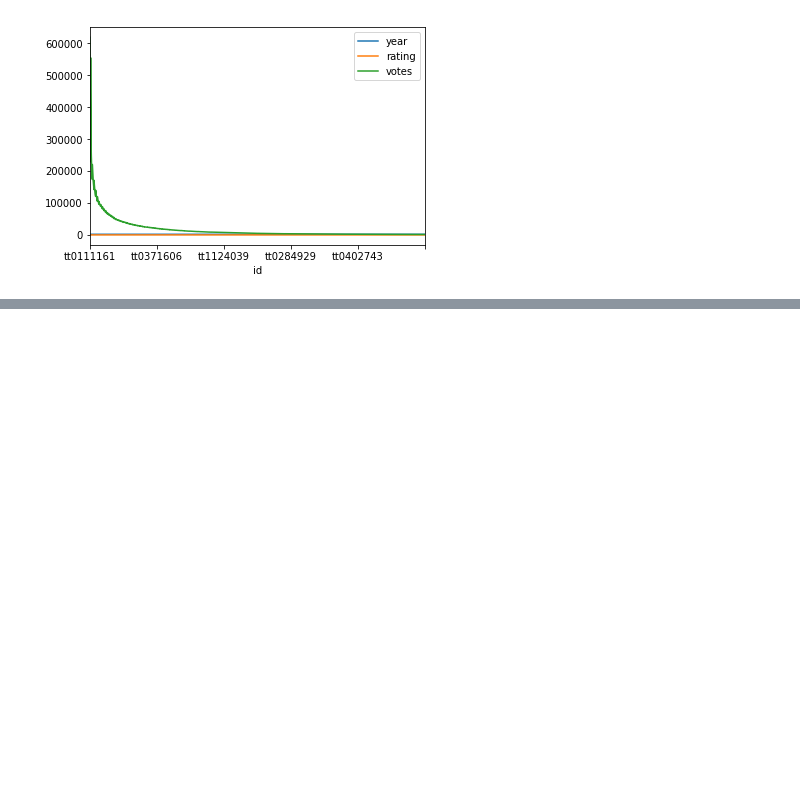
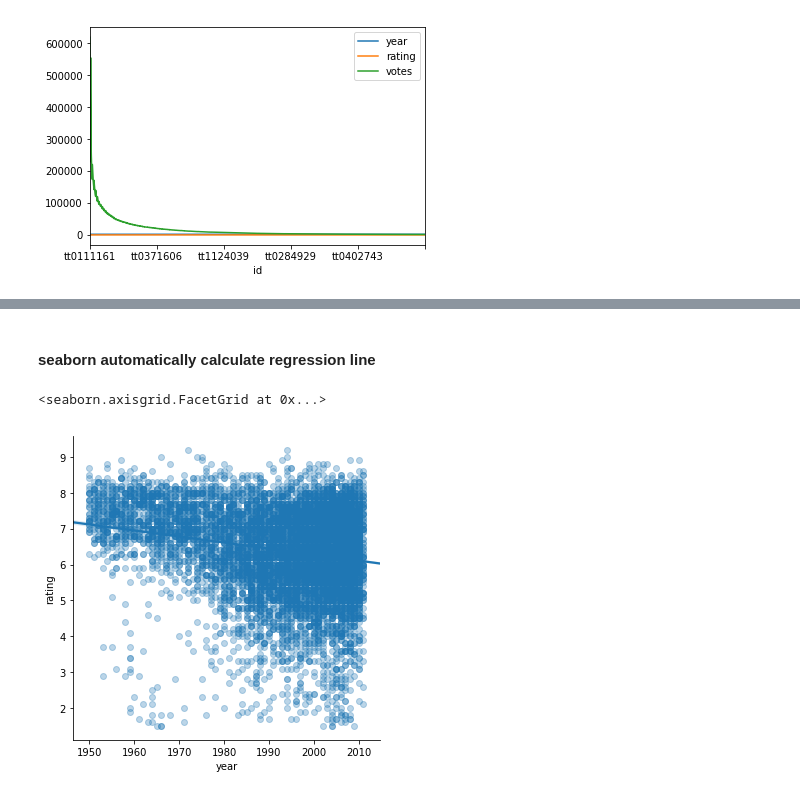
Before and after one commit to vaithschmitz/onemonthpython, a Jupyter notebook: week3/data_analysis_intro.ipynb, the cells around one changed output, grey strips where cells are left out. Saved outputs shown, nothing was run; the diff lists cells and outputs as text; code cells hidden in the pictures; blank space fills up the shorter version.

```diff
--- a/week3/data_analysis_intro.ipynb
+++ b/week3/data_analysis_intro.ipynb
@@ -237,0 +263,7 @@ data.plot()
+# %% [markdown]
+#### seaborn automatically calculate regression line
+# %%
+sns.lmplot(x='year', y='rating', data=data, scatter_kws={'alpha':0.3})
+# %% [output]
+<seaborn.axisgrid.FacetGrid at 0x...>
+[figure, added]
```
Also changed, not shown: parts of 12 cells of this notebook.
